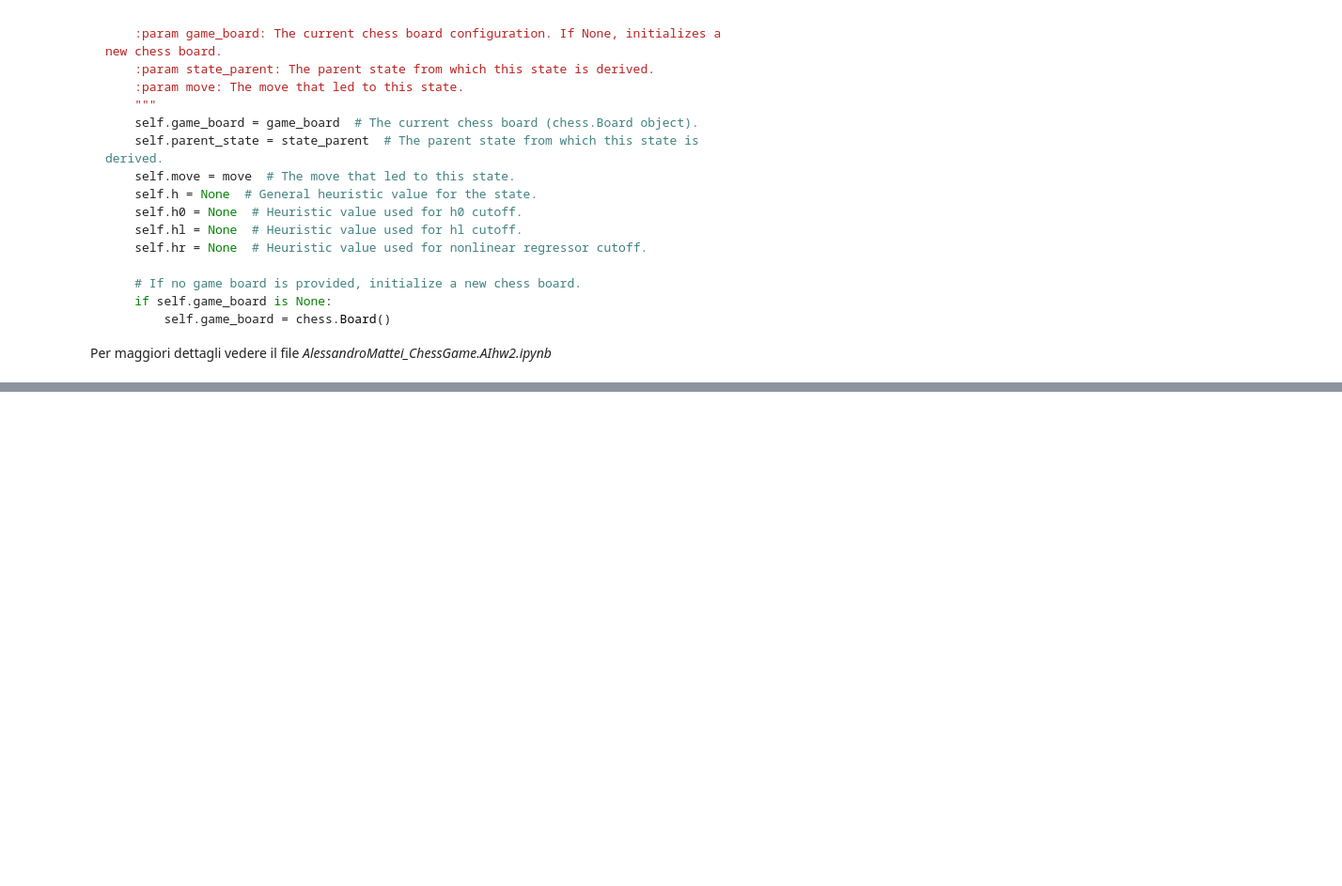
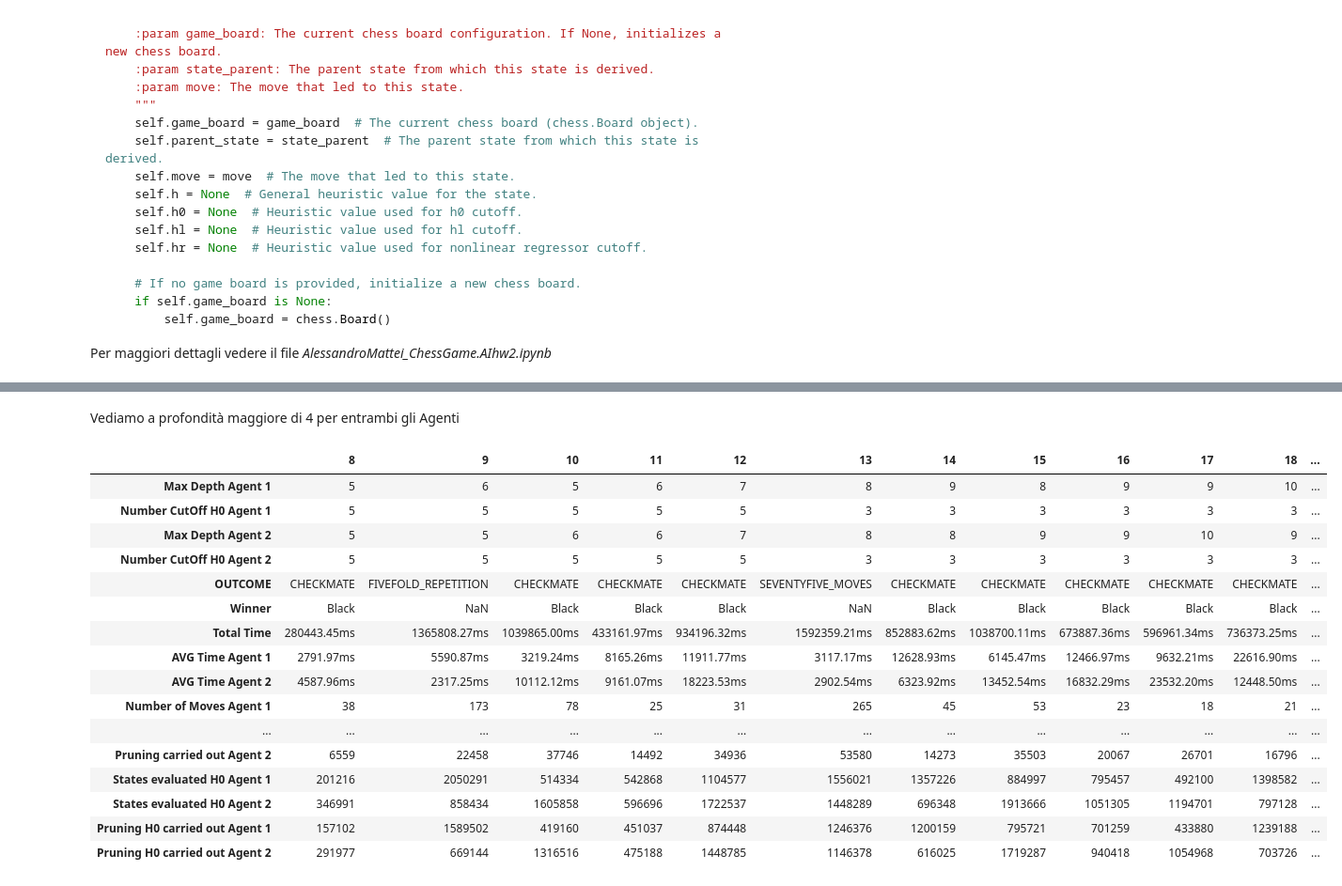
Before and after one commit to Alemato/ai_homeworks, a Jupyter notebook: homework2/AlessandroMattei_Report_IT.AIhw2.ipynb, the cells around one changed output, grey strips where cells are left out. Shown at 94% size. Drawn from its saved outputs; the diff is of its cells as text; code cells hidden in the pictures; blank space fills up the shorter version.

```diff
--- a/homework2/AlessandroMattei_Report_IT.AIhw2.ipynb
+++ b/homework2/AlessandroMattei_Report_IT.AIhw2.ipynb
@@ -945 +950,14 @@ I test sono stati effettuati su un mini-pc con le seguenti caratteristiche:
 - Ram 35gb DDR4 3600Mhz
+# %%
+import pandas as pd
+
+df_minmax_normal = pd.read_csv('csv/min_max_alpha_beta_pruning_games/result.csv')
+df_minmax_h0_cut = pd.read_csv('csv/min_max_alpha_beta_pruning_h0_cut_games/result.csv')
+df_minmax_hl_cut = pd.read_csv('csv/min_max_alpha_beta_pruning_hl_cut_games/result.csv')
+df_minmax_hr_cut = pd.read_csv('csv/min_max_alpha_beta_pruning_hr_cut_games/result.csv')
+df_minmax_h0_cut_vs_hl = pd.read_csv('csv/min_max_alpha_beta_pruning_h0_vs_hl_cut_games/result.csv')
+df_minmax_h0_cut_vs_hr = pd.read_csv('csv/min_max_alpha_beta_pruning_h0_vs_hr_cut_games/result.csv')
+df_minmax_h0_cut_vs_normal = pd.read_csv('csv/min_max_alpha_beta_pruning_h0_vs_normal_games/result.csv')
+df_minmax_hr_cut_vs_hl_cut = pd.read_csv('csv/min_max_alpha_beta_pruning_hr_vs_hl_cut_games/result.csv')
+df_minmax_hr_cut_vs_normal = pd.read_csv('csv/min_max_alpha_beta_pruning_hr_vs_normal_games/result.csv')
+df_minmax_normal_vs_hl_cut = pd.read_csv('csv/min_max_alpha_beta_pruning_vs_hl_cut_games/result.csv')
@@ -945,0 +1021,24 @@ I test sono stati effettuati su un mini-pc con le seguenti caratteristiche:
+# %% [markdown]
+Vediamo a profondità maggiore di 4 per entrambi gli Agenti
+# %%
+df_minmax_h0_cut.drop(
+    columns=['Title', 'Algorithm Agent 1', 'Algorithm Agent 2', 'Heuristic Agent 1', 'Heuristic Agent 2']).iloc[
+8:20].transpose()
+# %% [output]
+|  | 8 | 9 | 10 | 11 | 12 | 13 | 14 | 15 | 16 | 17 | 18 | ... |
+| Max Depth Agent 1 | 5 | 6 | 5 | 6 | 7 | 8 | 9 | 8 | 9 | 9 | 10 | ... |
+| Number CutOff H0 Agent 1 | 5 | 5 | 5 | 5 | 5 | 3 | 3 | 3 | 3 | 3 | 3 | ... |
+| Max Depth Agent 2 | 5 | 5 | 6 | 6 | 7 | 8 | 8 | 9 | 9 | 10 | 9 | ... |
+| Number CutOff H0 Agent 2 | 5 | 5 | 5 | 5 | 5 | 3 | 3 | 3 | 3 | 3 | 3 | ... |
+| OUTCOME | CHECKMATE | FIVEFOLD_REPETITION | CHECKMATE | CHECKMATE | CHECKMATE | SEVENTYFIVE_MOVES | CHECKMATE | CHECKMATE | CHECKMATE | CHECKMATE | CHECKMATE | ... |
+| Winner | Black | NaN | Black | Black | Black | NaN | Black | Black | Black | Black | Black | ... |
+| Total Time | 280443.45ms | 1365808.27ms | 1039865.00ms | 433161.97ms | 934196.32ms | 1592359.21ms | 852883.62ms | 1038700.11ms | 673887.36ms | 596961.34ms | 736373.25ms | ... |
+| AVG Time Agent 1 | 2791.97ms | 5590.87ms | 3219.24ms | 8165.26ms | 11911.77ms | 3117.17ms | 12628.93ms | 6145.47ms | 12466.97ms | 9632.21ms | 22616.90ms | ... |
+| AVG Time Agent 2 | 4587.96ms | 2317.25ms | 10112.12ms | 9161.07ms | 18223.53ms | 2902.54ms | 6323.92ms | 13452.54ms | 16832.29ms | 23532.20ms | 12448.50ms | ... |
+| Number of Moves Agent 1 | 38 | 173 | 78 | 25 | 31 | 265 | 45 | 53 | 23 | 18 | 21 | ... |
+| ... | ... | ... | ... | ... | ... | ... | ... | ... | ... | ... | ... | ... |
+| Pruning carried out Agent 2 | 6559 | 22458 | 37746 | 14492 | 34936 | 53580 | 14273 | 35503 | 20067 | 26701 | 16796 | ... |
+| States evaluated H0 Agent 1 | 201216 | 2050291 | 514334 | 542868 | 1104577 | 1556021 | 1357226 | 884997 | 795457 | 492100 | 1398582 | ... |
+| States evaluated H0 Agent 2 | 346991 | 858434 | 1605858 | 596696 | 1722537 | 1448289 | 696348 | 1913666 | 1051305 | 1194701 | 797128 | ... |
+| Pruning H0 carried out Agent 1 | 157102 | 1589502 | 419160 | 451037 | 874448 | 1246376 | 1200159 | 795721 | 701259 | 433880 | 1239188 | ... |
+| Pruning H0 carried out Agent 2 | 291977 | 669144 | 1316516 | 475188 | 1448785 | 1146378 | 616025 | 1719287 | 940418 | 1054968 | 703726 | ... |
```
Also changed, not shown: parts of 37 cells of this notebook, 27 other files.
